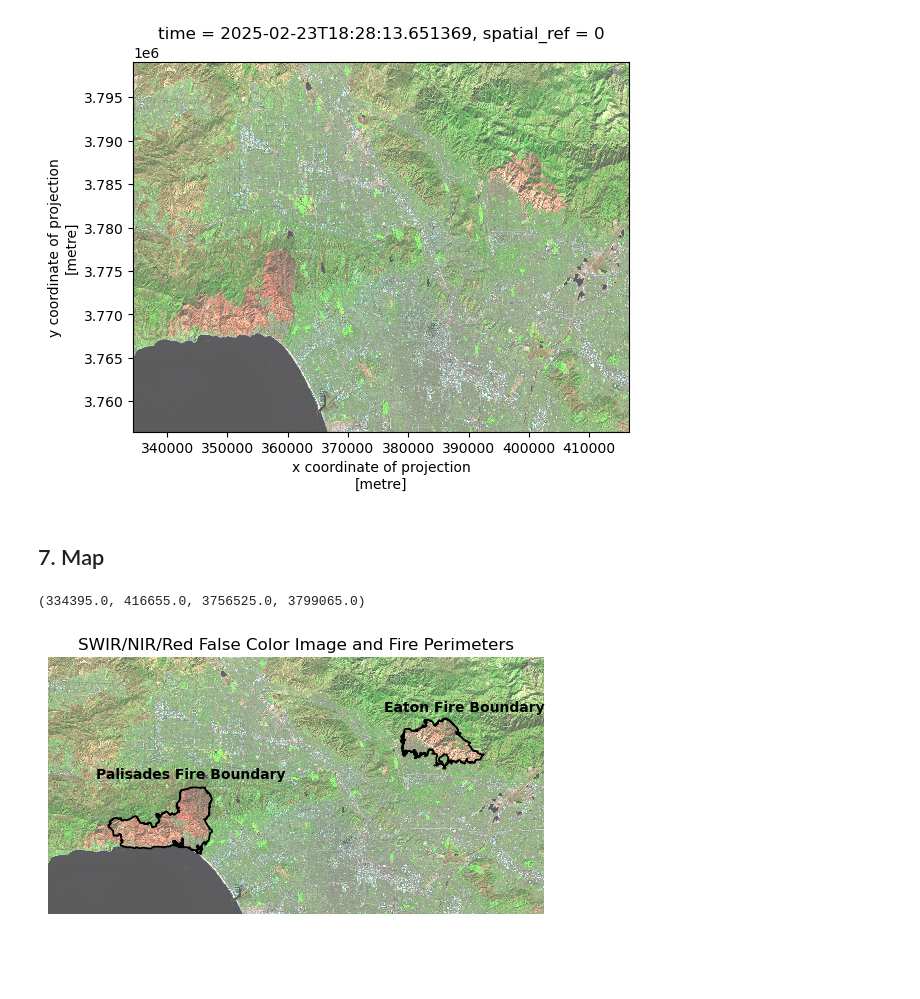
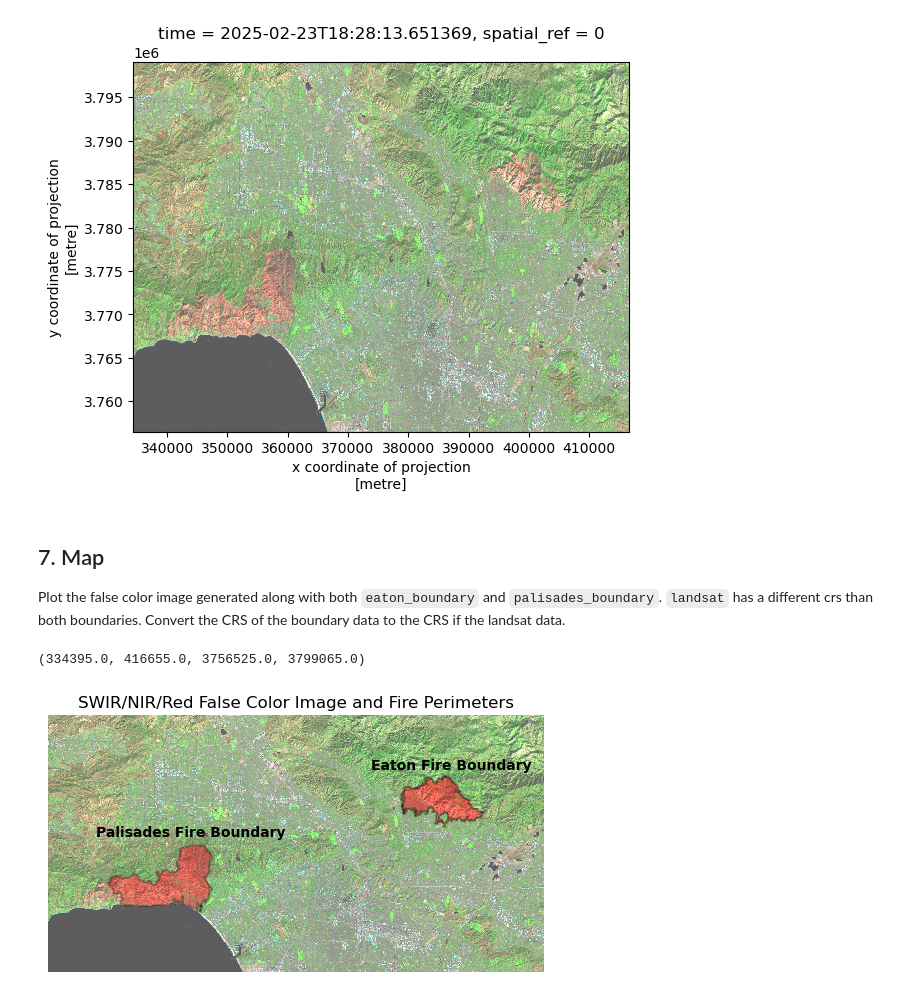
Before and after one commit to sandovaljoaquin/eds220-hwk4, a Jupyter notebook: hwk4-task2-false-color-SANDOVAL.ipynb, the cells around one changed output. Saved outputs shown, nothing was run; the diff lists cells and outputs as text; code cells hidden in the pictures; blank space fills up the shorter version.

```diff
--- a/hwk4-task2-false-color-SANDOVAL.ipynb
+++ b/hwk4-task2-false-color-SANDOVAL.ipynb
@@ -196,6 +248,8 @@ landsat[['swir22','nir08','red']].to_array().plot.imshow(vmin = 0,
 [figure]
 # %% [markdown]
 ## 7. Map
+
+Plot the false color image generated along with both `eaton_boundary` and `palisades_boundary`. `landsat` has a different crs than both boundaries. Convert the CRS of the boundary data to the CRS if the landsat data.
 # %%
 # Convert  to CRS of both fire boundaries to landsat CRS
 
@@ -204,31 +258,35 @@ palisades_boundary = palisades_boundary.to_crs(landsat.rio.crs)
 # %%
 # Shortwave infrared/near-infrared/red false color image together with both fire perimeters
 fig, ax = plt.subplots()
 
 landsat[['swir22','nir08','red']].to_array().plot.imshow(vmin = 0,
                                                        vmax = 20000,
                                                        robust = True)
 
 
 eaton_boundary.plot(ax=ax,
                  edgecolor='black',
-                 color = 'none',
-                 linewidth=1.25)
+                 color = 'red',
+                 linewidth=1.25,
+                 alpha = .4)
 
 palisades_boundary.plot(ax=ax,
-                color = 'none',
-                linewidth= 1.25)
+                edgecolor = 'black',
+                color = 'red',
+                linewidth= 1.25,
+                alpha = .3)
 
-plt.figtext(x = .65,
+plt.figtext(x = .63,
             y = .65,
             s ="Eaton Fire Boundary",
             weight = 'bold')
+
 plt.figtext(x = .2,
             y = .51,
             s ="Palisades Fire Boundary",
             weight = 'bold')
 ax.set_title("SWIR/NIR/Red False Color Image and Fire Perimeters")
 ax.axis('off')
 # %% [output]
 (334395.0, 416655.0, 3756525.0, 3799065.0)
-[figure, old version]
+[figure, new version]
```
Also changed, not shown: parts of 14 cells of this notebook.
